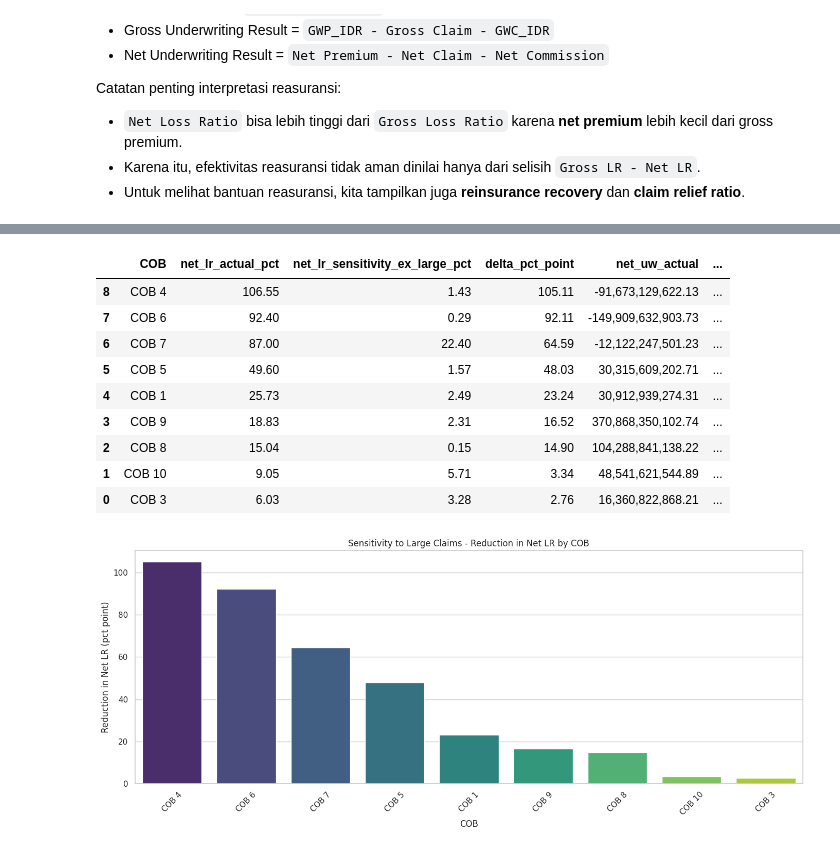
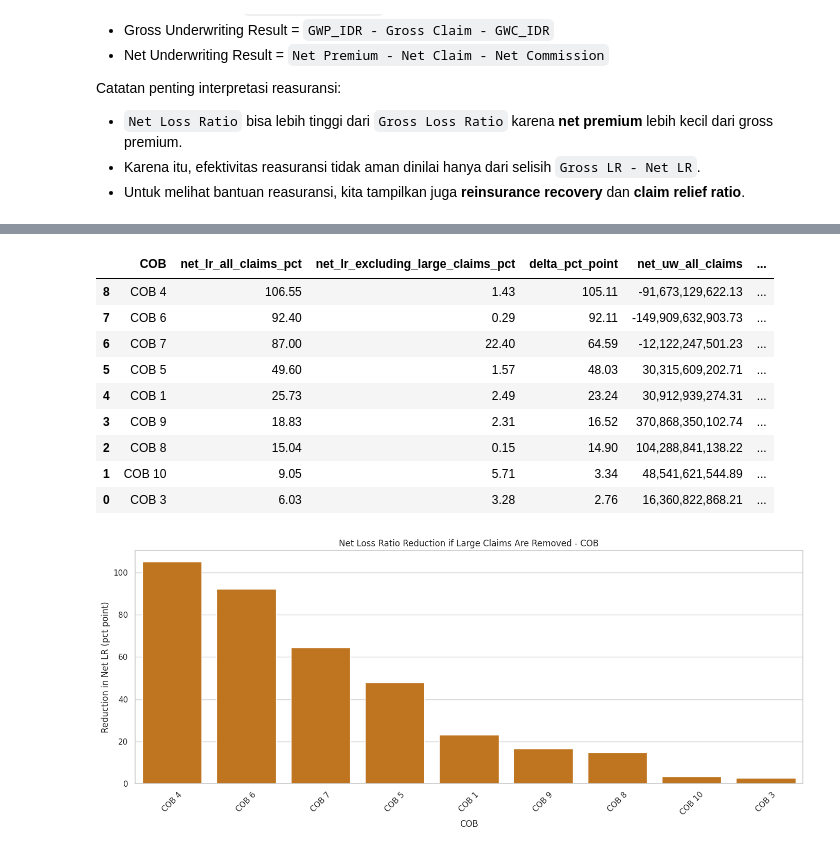
Before and after one commit to sauqyy/sdc_axa, a Jupyter notebook: notebooks/step5_loss_ratio_profitability_analysis_result.ipynb, the cells around one changed output, grey strips where cells are left out. Saved outputs shown, nothing was run; the diff lists cells and outputs as text; code cells hidden in the pictures.

Commit message:
docs: update loss ratio profitability analysis notebook

```diff
--- a/notebooks/step5_loss_ratio_profitability_analysis_result.ipynb
+++ b/notebooks/step5_loss_ratio_profitability_analysis_result.ipynb
@@ -50,7 +50,7 @@ from IPython.display import display
 warnings.filterwarnings('ignore')
 pd.set_option('display.max_columns', 100)
 pd.set_option('display.float_format', lambda x: f'{x:,.2f}')
-sns.set_theme(style='whitegrid', palette='viridis')
+sns.set_theme(style='whitegrid')
 
 # Config yang mudah diubah di Colab
 USE_COLAB_UPLOAD = True
@@ -60,17 +60,10 @@ SEGMENT_COLS = ['COB', 'BRANCH_', 'CHANNEL_', 'PRODUCT_NAME']
 FOCUS_SEGMENT = 'COB'
 TOP_N = 10
 
-# Filter kredibilitas supaya ranking tidak didominasi segmen kecil/outlier.
+# Filter kredibilitas supaya ranking tidak didominasi segmen yang terlalu kecil.
 MIN_GWP_BY_SEGMENT = 1_000_000_000
-MIN_NET_PREMIUM_BY_SEGMENT = 1_000_000_000
 MIN_POLICY_COUNT = 50
 MIN_CLAIM_POLICY_COUNT = 5
-
-# Untuk product, pakai guardrail lebih ketat karena paling rawan outlier.
-PRODUCT_MIN_POLICY_COUNT = 200
-PRODUCT_MIN_CLAIM_POLICY_COUNT = 10
-PRODUCT_MIN_NET_PREMIUM = 5_000_000_000
-PRODUCT_MAX_NET_LR_FOR_MAIN_RANKING = 500
 
 # Large claim didefinisikan dari gross claim di level policy.
 LARGE_CLAIM_QUANTILE = 0.95
@@ -485,8 +430,7 @@ Segmen paling merugikan pada dimensi fokus:
 |  | COB | policy_count | claim_policy_count | gross_loss_ratio_pct | net_loss_ratio_pct | ... |
 | 8 | COB 4 | 1693 | 208 | 91.27 | 106.55 | ... |
 # %%
-# Large claim analysis ini bersifat sensitivity analysis, bukan proyeksi realistis.
-# Premium tetap dipertahankan, hanya impact claim besar yang di-zero-out.
+# Large claim analysis: premium tetap dipertahankan, hanya claim besar yang dinolkan.
 df_no_large = df.copy()
 df_no_large.loc[df_no_large['is_large_claim'], ['gross_claim', 'reinsurance_recovery', 'net_claim']] = 0
 df_no_large['gross_underwriting_result'] = df_no_large['GWP_IDR'] - df_no_large['gross_claim'] - df_no_large['GWC_IDR']
@@ -494,8 +438,8 @@ df_no_large['net_underwriting_result'] = df_no_large['net_premium'] - df_no_larg
 df_no_large['has_claim'] = df_no_large['gross_claim'] > 0
 
 portfolio_compare = pd.concat([
-    overall_metrics(df, 'Actual portfolio'),
-    overall_metrics(df_no_large, 'Sensitivity: excluding large-claim impact')
+    overall_metrics(df, 'All claims'),
+    overall_metrics(df_no_large, 'Claims excluding large-claim impact')
 ], ignore_index=True)
 display(portfolio_compare)
 
@@ -507,19 +451,19 @@ for seg_value in focus_summary[FOCUS_SEGMENT].tolist():
     adj_metrics = overall_metrics(adj, 'adjusted').iloc[0]
     impact_rows.append({
         FOCUS_SEGMENT: seg_value,
-        'net_lr_actual_pct': base_metrics['net_loss_ratio_pct'],
-        'net_lr_sensitivity_ex_large_pct': adj_metrics['net_loss_ratio_pct'],
+        'net_lr_all_claims_pct': base_metrics['net_loss_ratio_pct'],
+        'net_lr_excluding_large_claims_pct': adj_metrics['net_loss_ratio_pct'],
         'delta_pct_point': base_metrics['net_loss_ratio_pct'] - adj_metrics['net_loss_ratio_pct'],
-        'net_uw_actual': base_metrics['net_underwriting_result'],
-        'net_uw_sensitivity_ex_large': adj_metrics['net_underwriting_result']
+        'net_uw_all_claims': base_metrics['net_underwriting_result'],
+        'net_uw_excluding_large_claims': adj_metrics['net_underwriting_result']
     })
 
 impact_by_focus = pd.DataFrame(impact_rows).sort_values('delta_pct_point', ascending=False)
 display(impact_by_focus)
 
 plt.figure(figsize=(14, 6))
-sns.barplot(data=impact_by_focus, x=FOCUS_SEGMENT, y='delta_pct_point', palette='viridis')
-plt.title(f'Sensitivity to Large Claims - Reduction in Net LR by {FOCUS_SEGMENT}')
+sns.barplot(data=impact_by_focus, x=FOCUS_SEGMENT, y='delta_pct_point', color='#d97706')
+plt.title(f'Net Loss Ratio Reduction if Large Claims Are Removed - {FOCUS_SEGMENT}')
 plt.xlabel(FOCUS_SEGMENT)
 plt.ylabel('Reduction in Net LR (pct point)')
 plt.xticks(rotation=45)
@@ -532,14 +476,14 @@ plt.show()
-|  | COB | net_lr_actual_pct | net_lr_sensitivity_ex_large_pct | delta_pct_point | net_uw_actual | ... |
+|  | COB | net_lr_all_claims_pct | net_lr_excluding_large_claims_pct | delta_pct_point | net_uw_all_claims | ... |
 | 8 | COB 4 | 106.55 | 1.43 | 105.11 | -91,673,129,622.13 | ... |
 | 7 | COB 6 | 92.40 | 0.29 | 92.11 | -149,909,632,903.73 | ... |
 | 6 | COB 7 | 87.00 | 22.40 | 64.59 | -12,122,247,501.23 | ... |
 | 5 | COB 5 | 49.60 | 1.57 | 48.03 | 30,315,609,202.71 | ... |
 | 4 | COB 1 | 25.73 | 2.49 | 23.24 | 30,912,939,274.31 | ... |
 | 3 | COB 9 | 18.83 | 2.31 | 16.52 | 370,868,350,102.74 | ... |
 | 2 | COB 8 | 15.04 | 0.15 | 14.90 | 104,288,841,138.22 | ... |
 | 1 | COB 10 | 9.05 | 5.71 | 3.34 | 48,541,621,544.89 | ... |
 | 0 | COB 3 | 6.03 | 3.28 | 2.76 | 16,360,822,868.21 | ... |
-[figure, old version]
+[figure, new version]
 # %%
 yearly = (
     df.groupby('uw_year', as_index=False)
```
Also changed, not shown: parts of 8 cells of this notebook.
